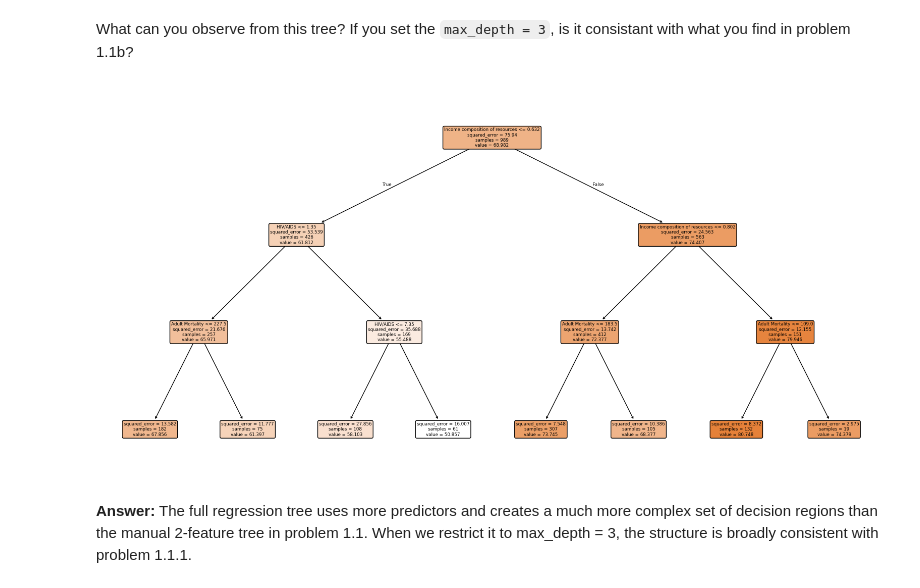
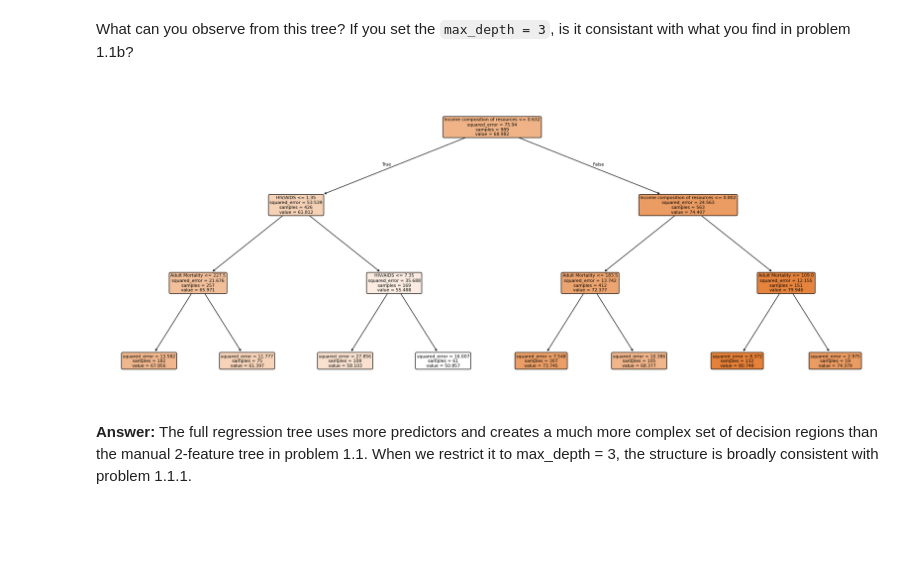
Before and after one commit to yaj0212/Introductory-Machine-Learning, a Jupyter notebook: assignments/assn3/assn3.ipynb, the cells around one changed output. Drawn from its saved outputs; the diff is of its cells as text; code cells hidden in the pictures; blank space fills up the shorter version.

```diff
--- a/assignments/assn3/assn3.ipynb
+++ b/assignments/assn3/assn3.ipynb
@@ -303,13 +305,14 @@ What can you observe from this tree? If you set the `max_depth = 3`, is it consi
 # %%
 dtree = tree.DecisionTreeRegressor(max_depth=3)
 dtree = dtree.fit(X_train, y_train)
 
 ### Your code starts here. Fit the tree and plot again!
-plt.figure(figsize=(20, 10))
-tree.plot_tree(dtree, feature_names=X_train.columns, filled=True, rounded=True, max_depth=3)
+plt.figure(figsize=(25, 10))
+tree.plot_tree(dtree, feature_names=X_train.columns,
+               filled=True, rounded=True, max_depth=3)
 plt.show()
 # %% [output]
-[figure, old version]
+[figure, new version]
 # %% [markdown]
 **Answer:** The full regression tree uses more predictors and creates a much more complex set of decision regions than the manual 2-feature tree in problem 1.1. When we restrict it to max_depth = 3, the structure is broadly consistent with problem 1.1.1.
 # %% [markdown]
```
Also changed, not shown: parts of 9 cells of this notebook.
